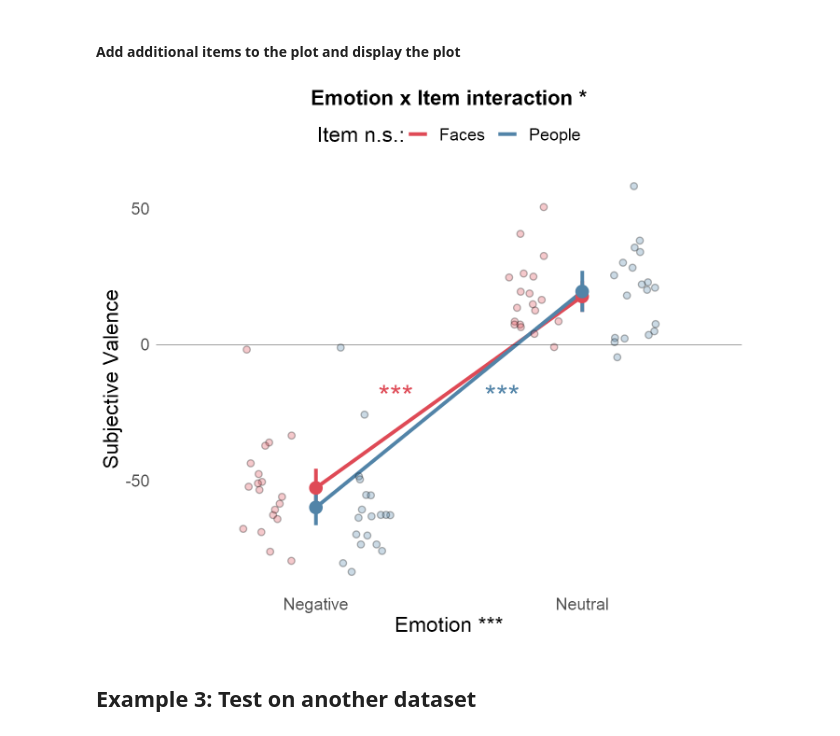
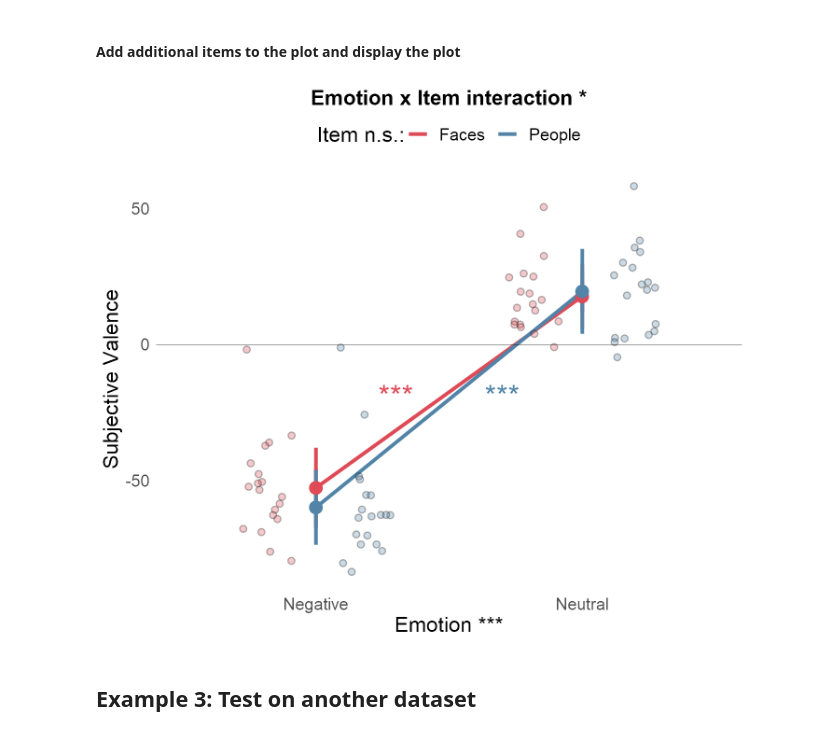
Before and after one commit to dcdace/R_functions, a Jupyter notebook: Notebook_rm_2by2_ANOVA.ipynb, the cells around one changed output. Saved outputs shown, nothing was run; the diff lists cells and outputs as text; code cells hidden in the pictures.

```diff
--- a/Notebook_rm_2by2_ANOVA.ipynb
+++ b/Notebook_rm_2by2_ANOVA.ipynb
@@ -79,12 +60,13 @@ columns <- list(
   Fc1 = "Item_Category",      # within-subj factor 1
   Fc2 = "Emotion_Condition"   # within-subj factor 2
 )
-# Define plot label names, tilte and colors
+# Define plot label names, tilte, colors and what type of error bars to show on the plot
 param <- list(
   y.label    = "Subjective Valence",
   Fc1.label  = "Item",
   Fc2.label  = "Emotion",
-  cat.color  = c('#DF4A56', '#5284a8')
+  cat.color  = c('#DF4A56', '#5284a8'),
+  errorbar   = "ci"  # can be either sd, se, or ci
 )
 # the plot title
 param$title <- sprintf('%s x %s interaction', param$Fc2.label, param$Fc1.label)
@@ -200,12 +185,13 @@ columns <- list(
   Fc2 = "Emotion_Condition"   # within-subj factor 2
 )
 
-# Define plot label names, tilte and colors
+# Define plot label names, tilte, colors and what type of error bars to show on the plot
 param <- list(
   y.label    = "Subjective Valence",
   Fc1.label  = "Item",
   Fc2.label  = "Emotion",
-  cat.color  = c('#DF4A56', '#5284a8')
+  cat.color  = c('#DF4A56', '#5284a8'),
+  errorbar   = "ci"  # can be either sd, se, or ci
 )
 # the plot title
 param$title <- sprintf('%s x %s interaction', param$Fc2.label, param$Fc1.label)
@@ -562,13 +548,13 @@ plot.anova <-
   # connect the level means with a line
   stat_summary(fun = mean, geom = "line", size = 1) +
 
-  # add mean point and within-subject CI (taken from dataSummary created above)
+  # add mean point and error bars (taken from dataSummary created above)
   geom_pointrange(
     data = dataSummary,
     aes(
       y = meanDV,
-      ymin = meanDV - ci,
-      ymax = meanDV + ci,
+      ymin = meanDV - .data[[param$errorbar]],
+      ymax = meanDV + .data[[param$errorbar]],
       color = Fc1
     ),
     size = 1,
@@ -600,36 +586,51 @@ plot.anova <-
 #### Add additional items to the plot and display the plot
 # %%
 options(repr.plot.width = 7, repr.plot.height = 6) # change plot size
+eb <- 'sd'
 
 # ----------------------------------------------------------------------
 # Add extra stuff to the plot
 # ----------------------------------------------------------------------
 plot.anova +
 
 # add post-hoc pairwise comparisons
 # might need to adjust the x and y positions
   annotate(
     "text", x = 1.30, y = mean(dataSummary$meanDV),
     label = p.Fc1.L1, color = param$cat.color[1], size = 8
   ) +
   annotate(
     "text", x = 1.7, y = mean(dataSummary$meanDV),
     label = p.Fc1.L2, color = param$cat.color[2], size = 8
   )  +
 
 # add individual datapoints
 geom_point(
     colour = "black", alpha = .3,
     aes(fill = Fc1),
     size = 2, stroke = 0.5, shape = 21,
     position = position_jitterdodge(),
     show.legend = FALSE
   ) +
 
 # add horizontal line at 0
-    geom_hline(aes(yintercept = 0), size = 0.1)
+    geom_hline(aes(yintercept = 0), size = 0.1) +
+
+  # add mean point and within-subject CI (taken from dataSummary created above)
+  geom_pointrange(
+    data = dataSummary,
+    aes(
+      y = meanDV,
+      ymin = meanDV - .data[[eb]],
+      ymax = meanDV + .data[[eb]],
+      color = Fc1
+    ),
+    size = 1,
+    stroke = 0.5,
+    show.legend = FALSE
+  )
 # %% [output]
-[figure, old version]
+[figure, new version]
 # %% [markdown]
 ## Example 3: Test on another dataset
 # %% [markdown]
```
Also changed, not shown: parts of 4 cells of this notebook.
